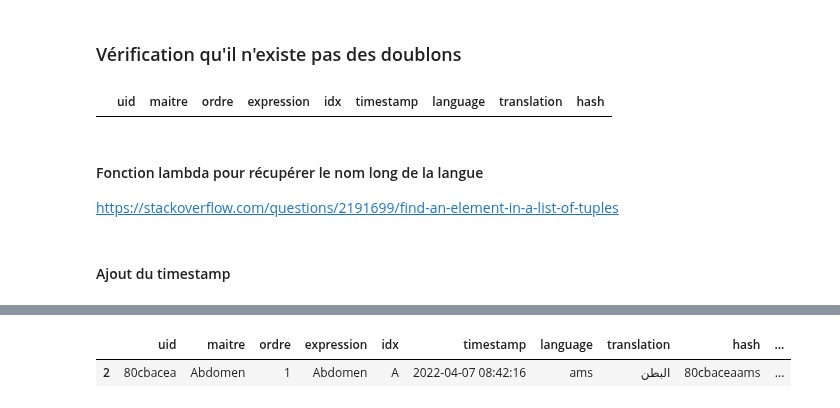
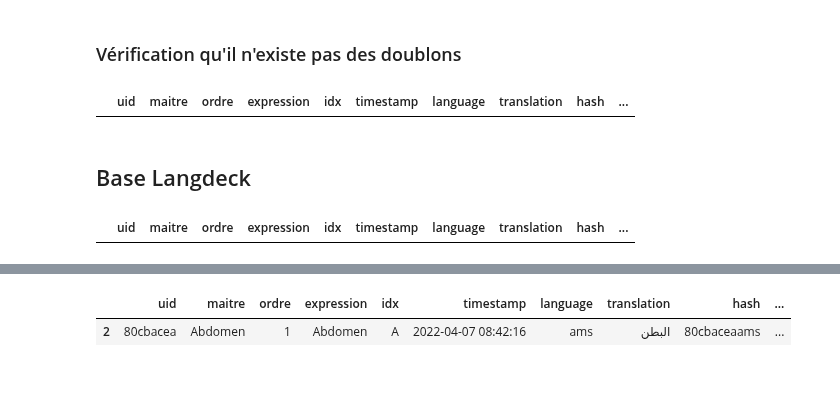
Before and after one commit to gretiere545/corpus, a Jupyter notebook: corpus_sync_airtable.ipynb, the cells around one changed output, grey strips where cells are left out. Saved outputs shown, nothing was run; the diff lists cells and outputs as text; code cells hidden in the pictures; blank space fills up the shorter version.

```diff
--- a/corpus_sync_airtable.ipynb
+++ b/corpus_sync_airtable.ipynb
@@ -316,10 +300,18 @@ set_with_dataframe(t_corpus, result)
 # %% [markdown]
 # Regroupement pour Langdeck
 # %%
-df_vkat = getAllAirtableRecords()
-df_langdeck = df_vkat.copy()
-df_langdeck = df_langdeck[["UID","Maitre","Ordre","Proposition","idx_cor","lastModified","ams","eng","tur","rus","ukr","rou","hun","alb","geo","arm","dar","pst","prs","esp","pol","tig"]]
-df_langdeck.rename(columns={"UID":"uid","Proposition":"expression","idx_cor":"idx", "Maitre":"maitre","Ordre":"ordre","lastModified":"timestamp"}, inplace=True)
-# https://stackoverflow.com/questions/28654047/convert-columns-into-rows-with-pandas
-df2 = pd.melt(df_langdeck, id_vars=["uid", "maitre","ordre","expression","idx","timestamp"],
-                  var_name="language", value_name="translation")
+def get_df_airtable_for_langdeck():
+  df_vkat = getAllAirtableRecords()
+  df_temp = df_vkat.copy()
+  df_temp = df_temp[["UID","Maitre","Ordre","Proposition","idx_cor","lastModified","ams","eng","tur","rus","ukr","rou","hun","alb","geo","arm","dar","pst","prs","esp","pol","tig"]]
+  df_temp.rename(columns={"UID":"uid","Proposition":"expression","idx_cor":"idx", "Maitre":"maitre","Ordre":"ordre","lastModified":"timestamp"}, inplace=True)
+  # https://stackoverflow.com/questions/28654047/convert-columns-into-rows-with-pandas
+  df_airtable_for_langdeck = pd.melt(df_temp, id_vars=["uid", "maitre","ordre","expression","idx","timestamp"],
+                    var_name="language", value_name="translation")
+  #https://stackoverflow.com/questions/60393668/pandas-generate-unique-id-based-on-row-values
+  #https://stackoverflow.com/questions/64604408/transform-dataframe-column-with-a-hash-value
+  df_airtable_for_langdeck['hash'] = df_airtable_for_langdeck[['uid', 'language']].sum(axis=1).astype(str)
+  #Fonction lambda pour récupérer le nom long de la langue (https://stackoverflow.com/questions/2191699/find-an-element-in-a-list-of-tuples)
+  df_airtable_for_langdeck["language_fulltext"] = df_airtable_for_langdeck["language"].apply(lambda x:[item for item in [(a_dict["trigramme"],a_dict["language"]) for a_dict in vk_languages] if item[0] == x][0][1])
+  df_airtable_for_langdeck['timestamp'] = df_airtable_for_langdeck['timestamp'].astype('datetime64[s]')
+  return df_airtable_for_langdeck
@@ -339,9 +318,7 @@ df2['hash'] = df2[['uid', 'language']].sum(axis=1).astype(str)
 # %% [markdown]
 ### Vérification qu'il n'existe pas des doublons
 # %%
-df2[df2['hash'].duplicated()].sort_values("hash")
+df_airtable_for_langdeck = get_df_airtable_for_langdeck()
+df_airtable_for_langdeck[df_airtable_for_langdeck['hash'].duplicated()].sort_values("hash")
 # %% [output]
-|  | uid | maitre | ordre | expression | idx | timestamp | language | translation | hash |
+|  | uid | maitre | ordre | expression | idx | timestamp | language | translation | hash | ... |
-# %% [markdown]
-#### Fonction lambda pour récupérer le nom long de la langue
-https://stackoverflow.com/questions/2191699/find-an-element-in-a-list-of-tuples
@@ -350,2 +324,0 @@ df2["language_fulltext"] = df2["language"].apply(lambda x:[item for item in [(a_
-# %% [markdown]
-#### Ajout du timestamp
@@ -357,0 +325,2 @@ df2['timestamp'] = df2['timestamp'].astype('datetime64[s]')
+# %% [markdown]
+## Base Langdeck
@@ -357,0 +343,4 @@ df2['timestamp'] = df2['timestamp'].astype('datetime64[s]')
+# %%
+df_airtable_for_langdeck[~df_airtable_for_langdeck["uid"].isin(df_langdeck["uid"])]
+# %% [output]
+|  | uid | maitre | ordre | expression | idx | timestamp | language | translation | hash | ... |
```
Also changed, not shown: parts of 25 cells of this notebook.
